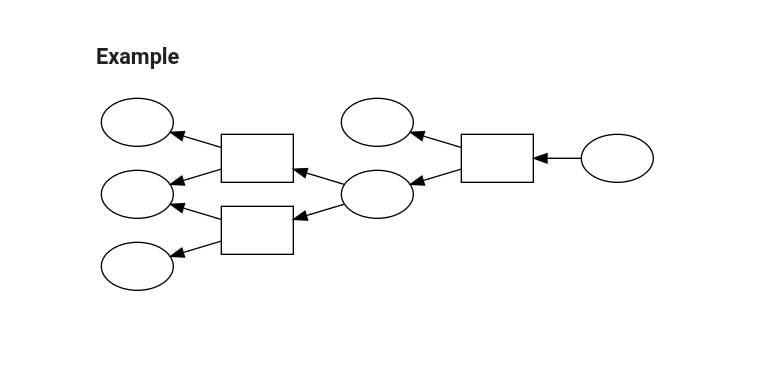
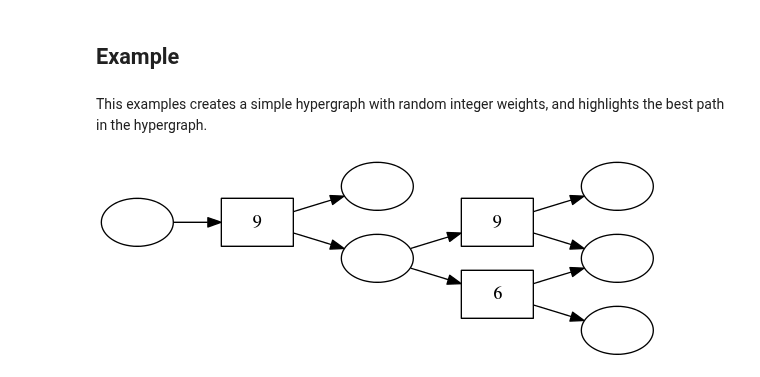
Before and after one commit to srush/PyDecode, a Jupyter notebook: notebooks/doc/best_path.ipynb, the cells around one changed output. Drawn from its saved outputs; the diff is of its cells as text; code cells hidden in the pictures; blank space fills up the shorter version.

```diff
--- a/notebooks/doc/best_path.ipynb
+++ b/notebooks/doc/best_path.ipynb
@@ -13,4 +8,11 @@ hypergraph = pydecode.test.utils.simple_hypergraph()
-# %%
-pydecode.display.HypergraphFormatter(hypergraph).to_ipython()
-# %% [output]
-[figure, removed]
+# %% [markdown]
+This examples creates a simple hypergraph with random integer weights, and highlights the best path in the hypergraph.
+# %%
+import pydecode
+import pydecode.test.utils
+import numpy as np
+graph = pydecode.test.utils.simple_hypergraph()
+weights = np.random.randint(10, size=(len(graph.edges)))
+pydecode.draw(graph, weights)
+# %% [output]
+[figure, added]
```
Also changed, not shown: parts of 7 cells of this notebook, 13 other files.
